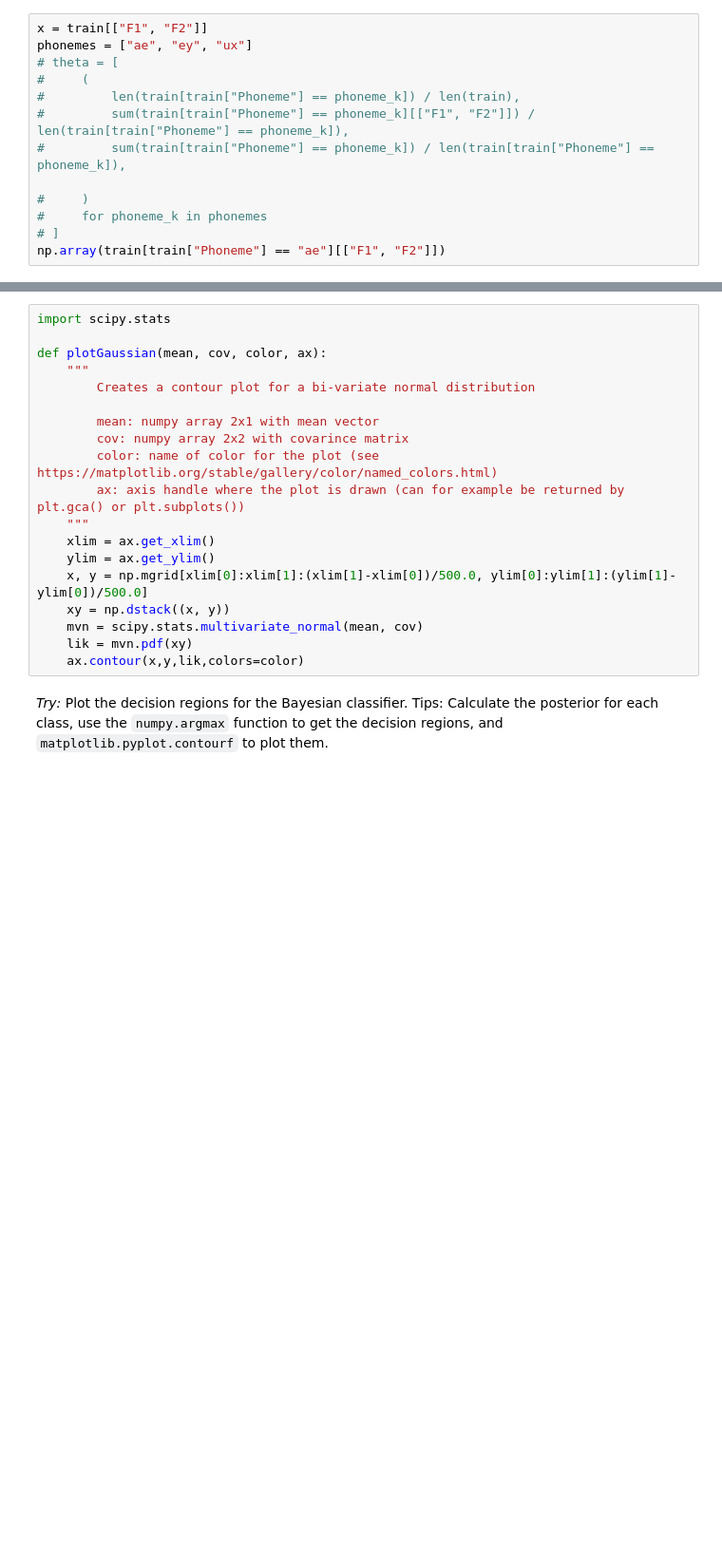
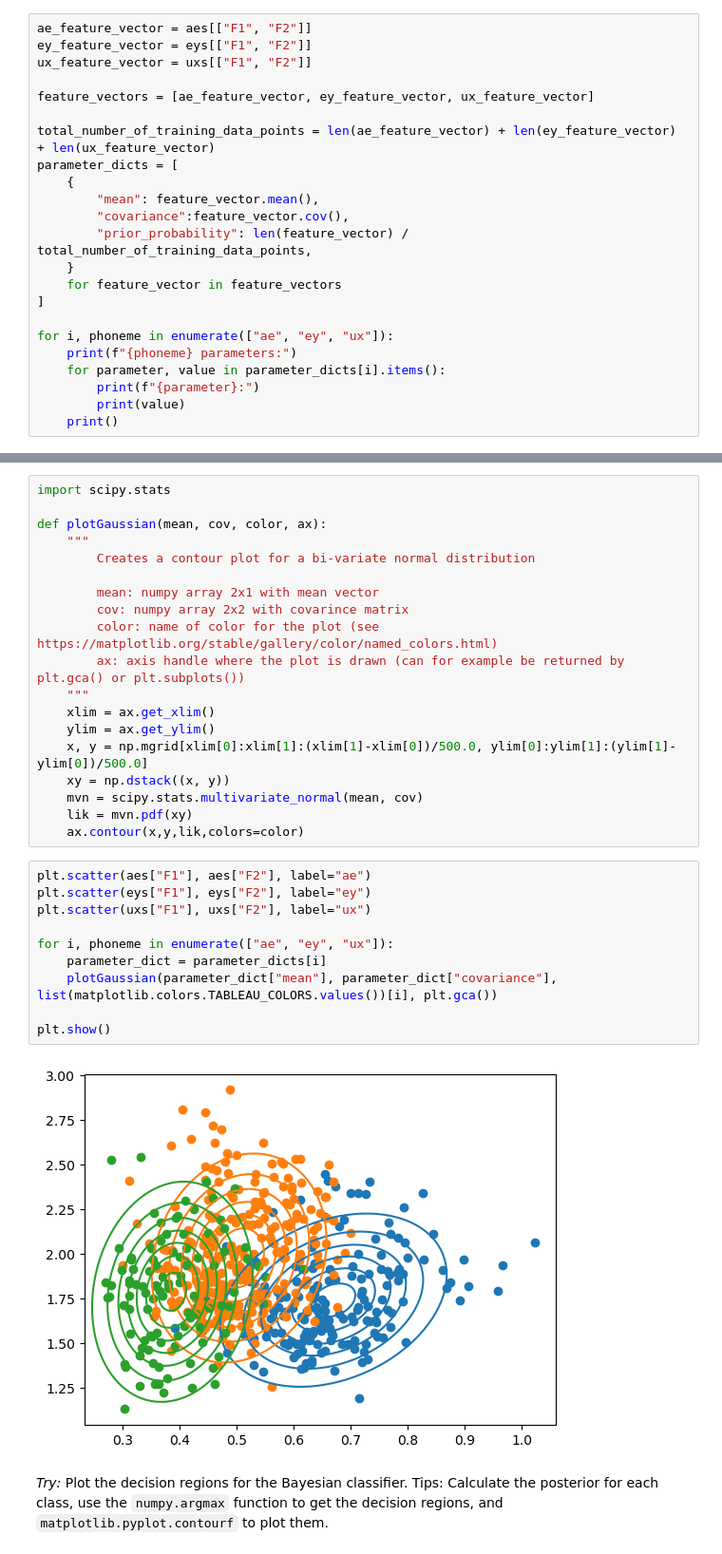
Before and after one commit to sigurdo/maskinlaring_for-signalbehandling, a Jupyter notebook: oving_2/TTT4185_assignment_2_2022_09_30.ipynb, the cells around one changed output, grey strips where cells are left out. Shown at 95% size. Saved outputs shown, nothing was run; the diff lists cells and outputs as text; blank space fills up the shorter version.

```diff
--- a/oving_2/TTT4185_assignment_2_2022_09_30.ipynb
+++ b/oving_2/TTT4185_assignment_2_2022_09_30.ipynb
@@ -56,16 +57,26 @@ Generally speaking, ae seems to be quite distinguishable from the other vowels b
 - The distribution of $x$ given a phoneme $c$, $P(x|c)$, is Gaussian.
 - Use the maximum likelihood estimator to estimate the model parameters.
 # %%
-x = train[["F1", "F2"]]
-phonemes = ["ae", "ey", "ux"]
-# theta = [
-#     (
-#         len(train[train["Phoneme"] == phoneme_k]) / len(train),
-#         sum(train[train["Phoneme"] == phoneme_k][["F1", "F2"]]) / len(train[train["Phoneme"] == phoneme_k]),
-#         sum(train[train["Phoneme"] == phoneme_k]) / len(train[train["Phoneme"] == phoneme_k]),
+ae_feature_vector = aes[["F1", "F2"]]
+ey_feature_vector = eys[["F1", "F2"]]
+ux_feature_vector = uxs[["F1", "F2"]]
 
-#     )
-#     for phoneme_k in phonemes
-# ]
-np.array(train[train["Phoneme"] == "ae"][["F1", "F2"]])
+feature_vectors = [ae_feature_vector, ey_feature_vector, ux_feature_vector]
+
+total_number_of_training_data_points = len(ae_feature_vector) + len(ey_feature_vector) + len(ux_feature_vector)
+parameter_dicts = [
+    {
+        "mean": feature_vector.mean(),
+        "covariance":feature_vector.cov(),
+        "prior_probability": len(feature_vector) / total_number_of_training_data_points,
+    }
+    for feature_vector in feature_vectors
+]
+
+for i, phoneme in enumerate(["ae", "ey", "ux"]):
+    print(f"{phoneme} parameters:")
+    for parameter, value in parameter_dicts[i].items():
+        print(f"{parameter}:")
+        print(value)
+    print()
 # %% [output]
@@ -107,5 +118,17 @@ def plotGaussian(mean, cov, color, ax):
     mvn = scipy.stats.multivariate_normal(mean, cov)
     lik = mvn.pdf(xy)
     ax.contour(x,y,lik,colors=color)
+# %%
+plt.scatter(aes["F1"], aes["F2"], label="ae")
+plt.scatter(eys["F1"], eys["F2"], label="ey")
+plt.scatter(uxs["F1"], uxs["F2"], label="ux")
+
+for i, phoneme in enumerate(["ae", "ey", "ux"]):
+    parameter_dict = parameter_dicts[i]
+    plotGaussian(parameter_dict["mean"], parameter_dict["covariance"], list(matplotlib.colors.TABLEAU_COLORS.values())[i], plt.gca())
+
+plt.show()
+# %% [output]
+[figure, added]
 # %% [markdown]
 *Try:* Plot the decision regions for the Bayesian classifier. Tips: Calculate the posterior for each class, use the `numpy.argmax` function to get the decision regions, and `matplotlib.pyplot.contourf` to plot them.
```
Also changed, not shown: parts of 8 cells of this notebook.
